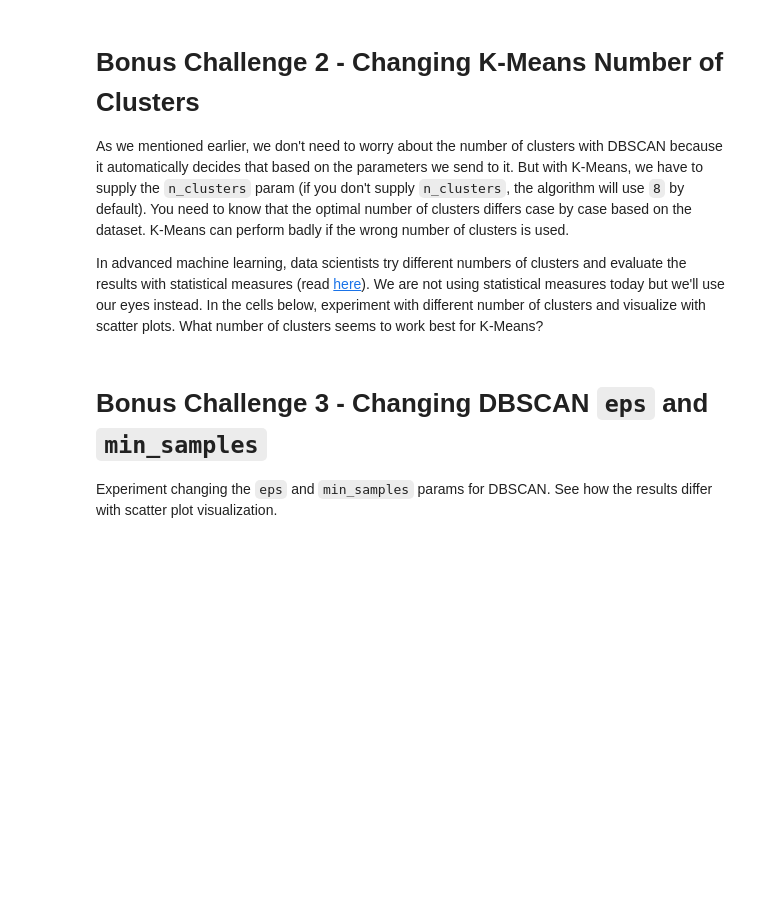
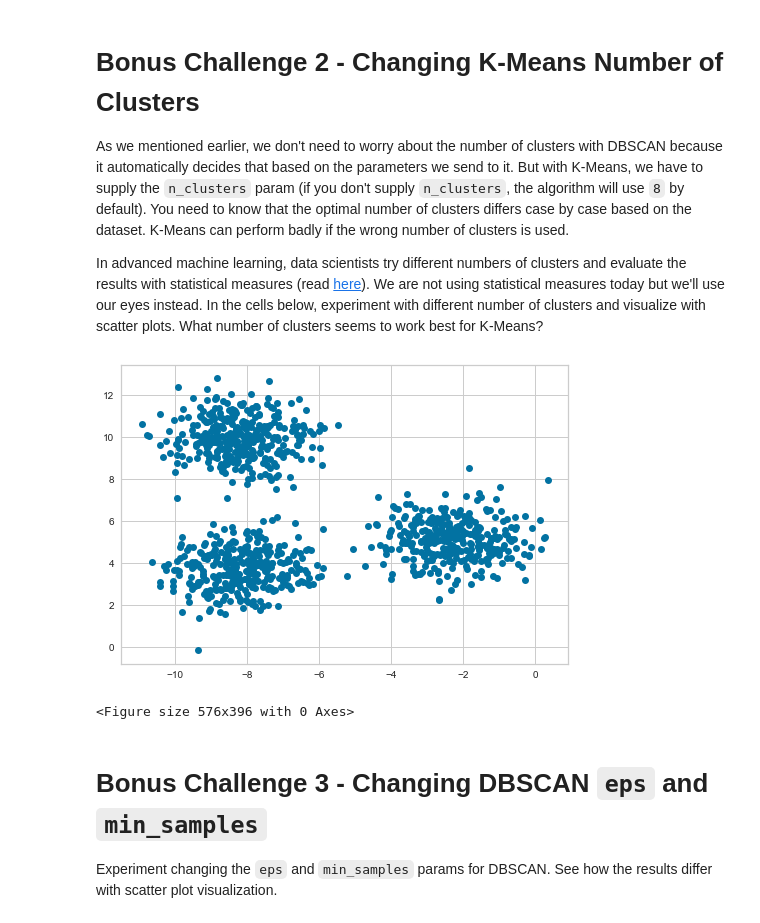
Before and after one commit to paularotaola/datamad0620, a Jupyter notebook: module-3/lab-unsupervised-learning/your-code/main.ipynb, the cells around one changed output. Cells and saved outputs as stored; diff of their text form; code cells hidden in the pictures; blank space fills up the shorter version.

```diff
--- a/module-3/lab-unsupervised-learning/your-code/main.ipynb
+++ b/module-3/lab-unsupervised-learning/your-code/main.ipynb
@@ -227,3 +240,23 @@ In advanced machine learning, data scientists try different numbers of clusters
+# %%
+# Your comment here
+from sklearn.cluster import KMeans
+from sklearn.datasets import make_blobs
+from yellowbrick.cluster import KElbowVisualizer
+
+# Generate synthetic dataset with 8 random clusters
+X, y = make_blobs(n_samples=1000, n_features=2, centers=3)
+
+plt.plot(X[:,0],X[:,1],'o')
+
+plt.figure()
+# Instantiate the clustering model and visualizer
+model = KMeans()
+visualizer = KElbowVisualizer(
+    model, k=(4,12), metric="silhouette", timings=False
+)
+# %% [output]
+[figure, added]
+<Figure size 576x396 with 0 Axes>
 # %% [markdown]
 # Bonus Challenge 3 - Changing DBSCAN `eps` and `min_samples`
 
```
Also changed, not shown: parts of 10 cells of this notebook.
